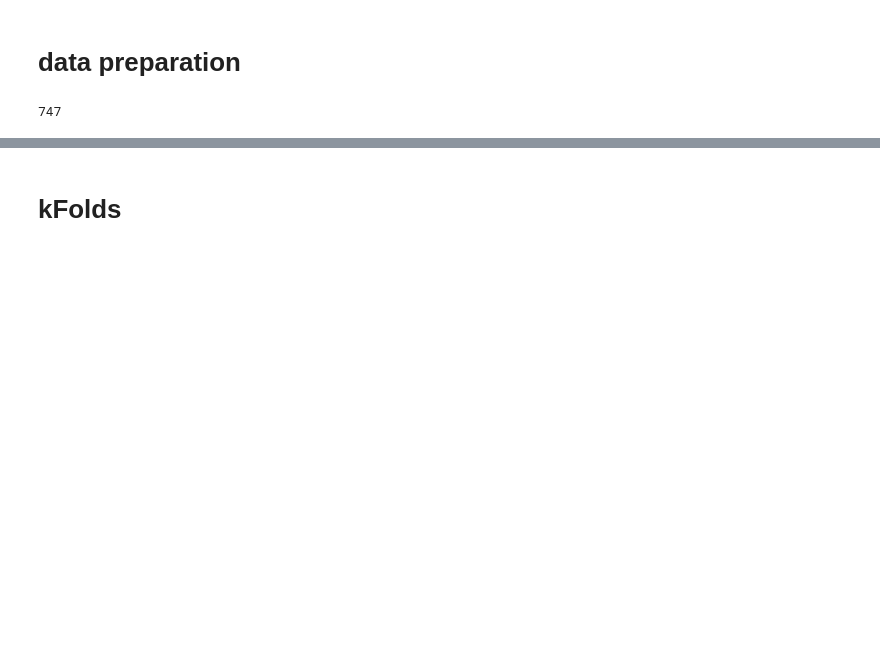
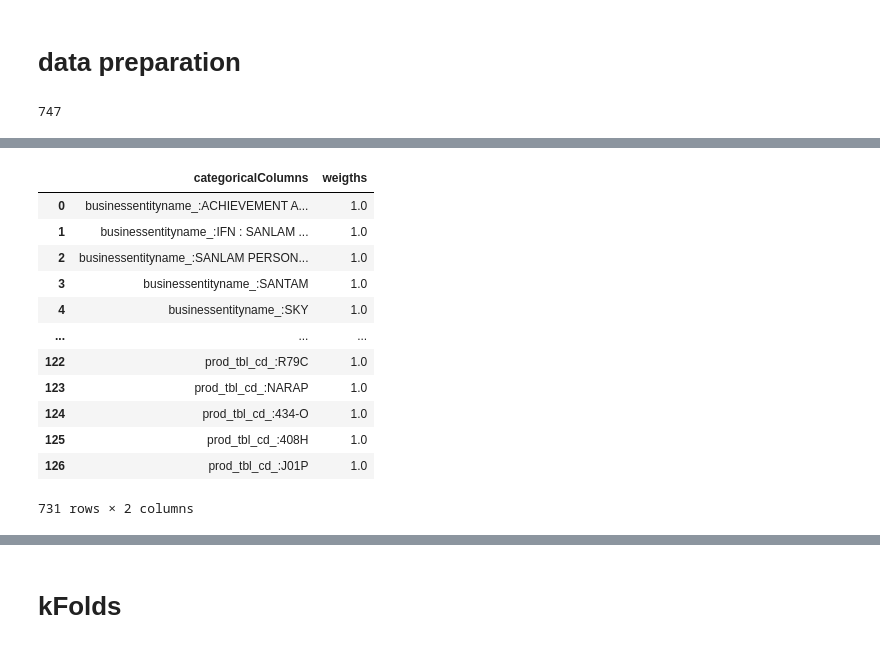
Before and after one commit to Christine-H-code/MetriclessRecommender, a Jupyter notebook: testing/run_functions.ipynb, the cells around one changed output, grey strips where cells are left out. Cells and saved outputs as stored; diff of their text form; code cells hidden in the pictures; blank space fills up the shorter version.

```diff
--- a/testing/run_functions.ipynb
+++ b/testing/run_functions.ipynb
@@ -68,0 +162,17 @@ len(aggTrainingData.columns)
+# %%
+jw_newnew = pd.concat([jw,jw_new])
+jw_newnew
+# %% [output]
+|  | categoricalColumns | weigths |
+| 0 | businessentityname_:ACHIEVEMENT A... | 1.0 |
+| 1 | businessentityname_:IFN : SANLAM ... | 1.0 |
+| 2 | businessentityname_:SANLAM PERSON... | 1.0 |
+| 3 | businessentityname_:SANTAM | 1.0 |
+| 4 | businessentityname_:SKY | 1.0 |
+| ... | ... | ... |
+| 122 | prod_tbl_cd_:R79C | 1.0 |
+| 123 | prod_tbl_cd_:NARAP | 1.0 |
+| 124 | prod_tbl_cd_:434-O | 1.0 |
+| 125 | prod_tbl_cd_:408H | 1.0 |
+| 126 | prod_tbl_cd_:J01P | 1.0 |
+731 rows × 2 columns
```
Also changed, not shown: parts of 14 cells of this notebook, 1 other file.
